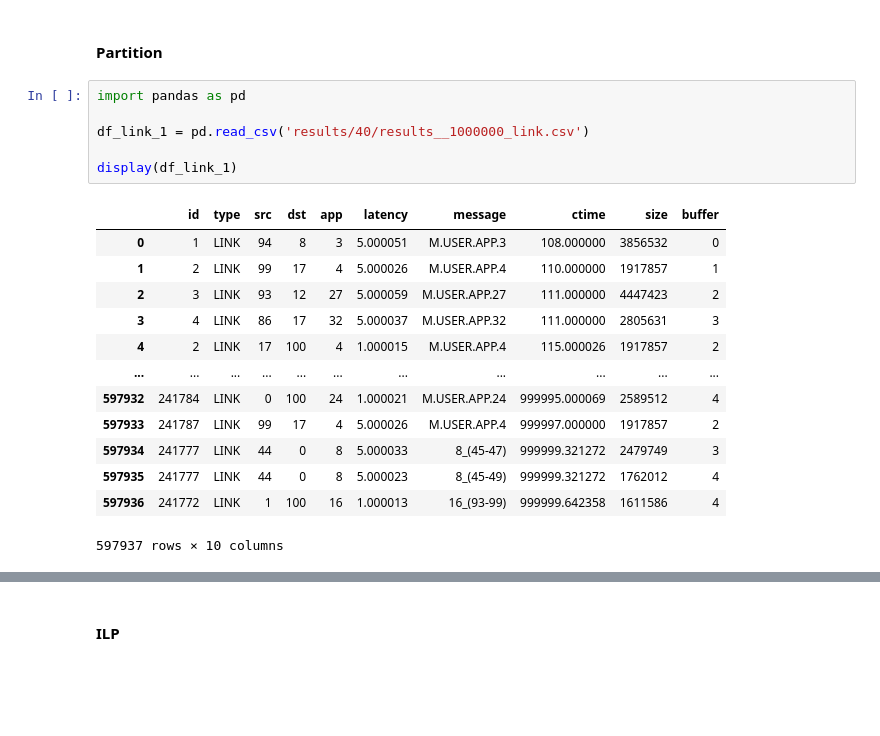
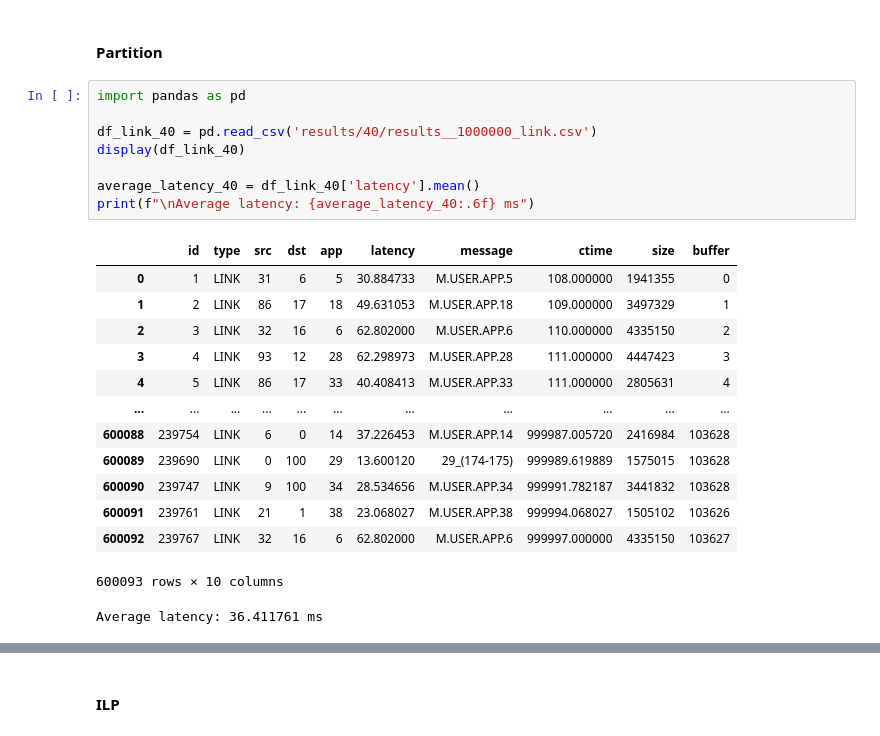
Before and after one commit to hafidnrzs/yafs-fog-computing, a Jupyter notebook: experiments/rev/analyze.ipynb, the cells around one changed output, grey strips where cells are left out. Drawn from its saved outputs; the diff is of its cells as text; blank space fills up the shorter version.

```diff
--- a/experiments/rev/analyze.ipynb
+++ b/experiments/rev/analyze.ipynb
@@ -869,20 +780,23 @@ Average latency: 34.254312 ms
 # %%
 import pandas as pd
 
-df_link_1 = pd.read_csv('results/40/results__1000000_link.csv')
+df_link_40 = pd.read_csv('results/40/results__1000000_link.csv')
+display(df_link_40)
 
-display(df_link_1)
+average_latency_40 = df_link_40['latency'].mean()
+print(f"\nAverage latency: {average_latency_40:.6f} ms")
 # %% [output]
 |  | id | type | src | dst | app | latency | message | ctime | size | buffer |
-| 0 | 1 | LINK | 94 | 8 | 3 | 5.000051 | M.USER.APP.3 | 108.000000 | 3856532 | 0 |
-| 1 | 2 | LINK | 99 | 17 | 4 | 5.000026 | M.USER.APP.4 | 110.000000 | 1917857 | 1 |
-| 2 | 3 | LINK | 93 | 12 | 27 | 5.000059 | M.USER.APP.27 | 111.000000 | 4447423 | 2 |
-| 3 | 4 | LINK | 86 | 17 | 32 | 5.000037 | M.USER.APP.32 | 111.000000 | 2805631 | 3 |
-| 4 | 2 | LINK | 17 | 100 | 4 | 1.000015 | M.USER.APP.4 | 115.000026 | 1917857 | 2 |
+| 0 | 1 | LINK | 31 | 6 | 5 | 30.884733 | M.USER.APP.5 | 108.000000 | 1941355 | 0 |
+| 1 | 2 | LINK | 86 | 17 | 18 | 49.631053 | M.USER.APP.18 | 109.000000 | 3497329 | 1 |
+| 2 | 3 | LINK | 32 | 16 | 6 | 62.802000 | M.USER.APP.6 | 110.000000 | 4335150 | 2 |
+| 3 | 4 | LINK | 93 | 12 | 28 | 62.298973 | M.USER.APP.28 | 111.000000 | 4447423 | 3 |
+| 4 | 5 | LINK | 86 | 17 | 33 | 40.408413 | M.USER.APP.33 | 111.000000 | 2805631 | 4 |
 | ... | ... | ... | ... | ... | ... | ... | ... | ... | ... | ... |
-| 597932 | 241784 | LINK | 0 | 100 | 24 | 1.000021 | M.USER.APP.24 | 999995.000069 | 2589512 | 4 |
-| 597933 | 241787 | LINK | 99 | 17 | 4 | 5.000026 | M.USER.APP.4 | 999997.000000 | 1917857 | 2 |
-| 597934 | 241777 | LINK | 44 | 0 | 8 | 5.000033 | 8_(45-47) | 999999.321272 | 2479749 | 3 |
-| 597935 | 241777 | LINK | 44 | 0 | 8 | 5.000023 | 8_(45-49) | 999999.321272 | 1762012 | 4 |
-| 597936 | 241772 | LINK | 1 | 100 | 16 | 1.000013 | 16_(93-99) | 999999.642358 | 1611586 | 4 |
+| 600088 | 239754 | LINK | 6 | 0 | 14 | 37.226453 | M.USER.APP.14 | 999987.005720 | 2416984 | 103628 |
+| 600089 | 239690 | LINK | 0 | 100 | 29 | 13.600120 | 29_(174-175) | 999989.619889 | 1575015 | 103628 |
+| 600090 | 239747 | LINK | 9 | 100 | 34 | 28.534656 | M.USER.APP.34 | 999991.782187 | 3441832 | 103628 |
+| 600091 | 239761 | LINK | 21 | 1 | 38 | 23.068027 | M.USER.APP.38 | 999994.068027 | 1505102 | 103626 |
+| 600092 | 239767 | LINK | 32 | 16 | 6 | 62.802000 | M.USER.APP.6 | 999997.000000 | 4335150 | 103627 |
-597937 rows × 10 columns
+600093 rows × 10 columns
+Average latency: 36.411761 ms
```
Also changed, not shown: parts of 36 cells of this notebook, 1 other file.
